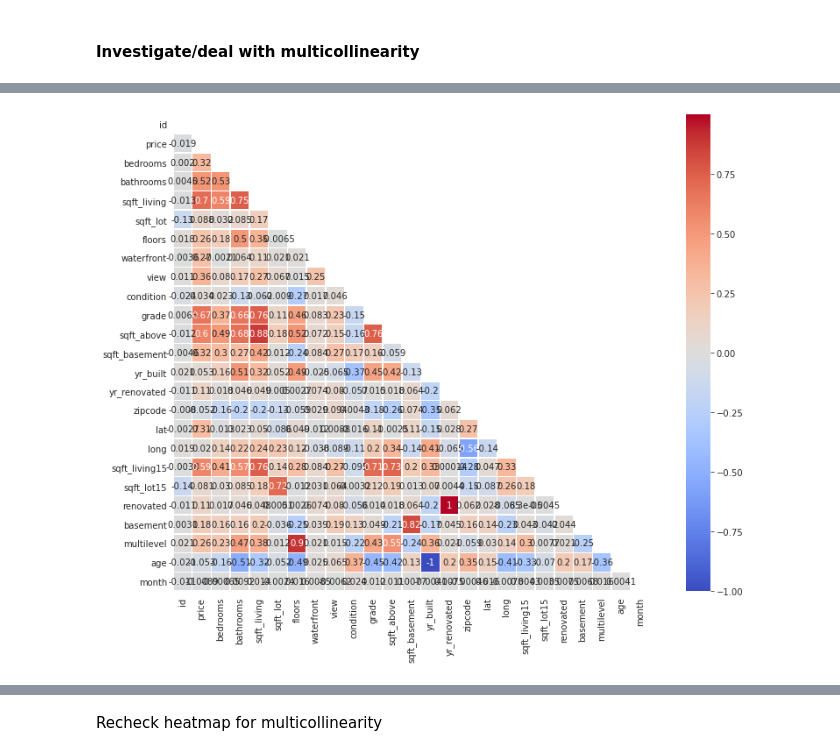
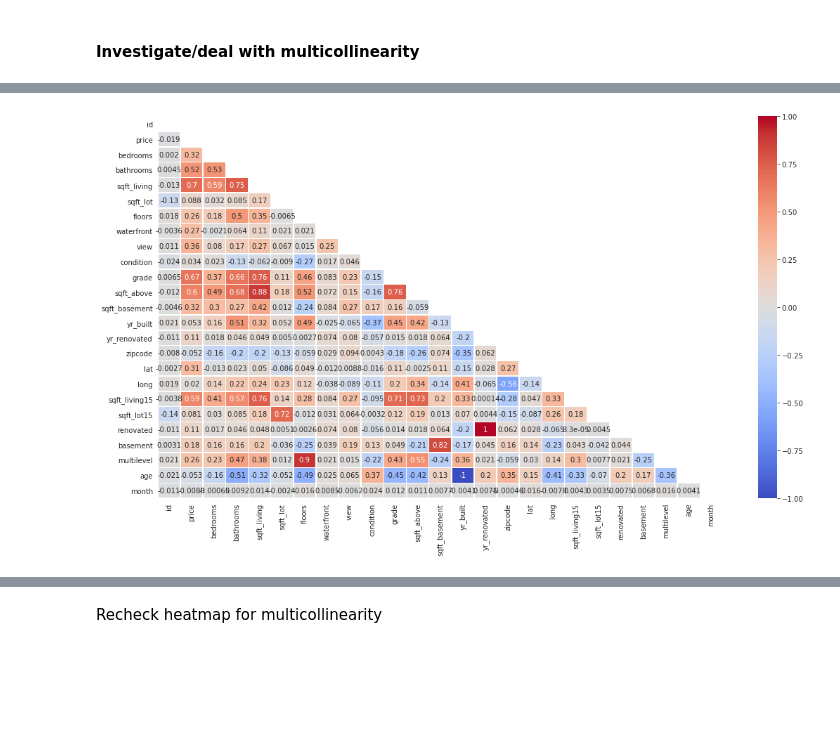
Before and after one commit to MartinReyesDS/Regression-Analysis-Project, a Jupyter notebook: Obtaining_and_cleaning_data.ipynb, the cells around one changed output, grey strips where cells are left out. Cells and saved outputs as stored; diff of their text form; code cells hidden in the pictures; blank space fills up the shorter version.

```diff
--- a/Obtaining_and_cleaning_data.ipynb
+++ b/Obtaining_and_cleaning_data.ipynb
@@ -372,6 +372,6 @@ df['view'] = df['view'].apply(lambda x: 1 if x>0 else 0)
 df['basement'] = df['sqft_basement'].apply(lambda x: 1 if x>0 else 0)
 df['multilevel'] = df['floors'].apply(lambda x: 1 if x>1 else 0)
 # Bins
-df['bedrooms_bin'] = pd.cut(df['bedrooms'], bins=[0,2,3,4,100], labels=['1-2','3','4','5_more'])
-df['bathrooms_bin'] = pd.cut(df['bathrooms'], bins=[0,1.75,2.5,100], labels=['0.5-1.75','2-2.5','2.75_more'])
+df['bedrooms_bin'] = pd.cut(df['bedrooms'], bins=[0,2,3,4,100], labels=['one_two','three','four','five_plus'])
+df['bathrooms_bin'] = pd.cut(df['bathrooms'], bins=[0,2,2.5,100], labels=['half_two','two_two_point_five','many'])
 df['grade_bin'] = pd.cut(df['grade'], bins=[0,6,7,8,100], labels=['below_average','average','good','great'])
@@ -377,0 +386,14 @@ df['grade_bin'] = pd.cut(df['grade'], bins=[0,6,7,8,100], labels=['below_average
+# %%
+df['lat_long'] = list(zip(df.lat, df.long))
+# %%
+df['quadrant'] = df['lat_long'].apply(lambda x: 'NW' if (x[0]>= 47.5) & (x[1]< -122.2)
+                                    else ('NE' if (x[0]>= 47.5) & (x[1]>= -122.2)
+                                    else ('SW' if (x[0]< 47.5) & (x[1]< -122.2) else 'SE')))
+df['nrth_sth'] = df['lat_long'].apply(lambda x: 'N' if (x[0]>= 47.5) else 'S')
+
+# ('NE' if (x[0]>= 47.5) & (x[1]>= -122.1 else 'SW'))
+# ('SW' if (x[0]< 47.5) & (x[1]< -122.1 else 'SE')
+# df['sector_NW'] = df['lat_long'].apply(lambda x: 1 if (x[0]>= 47.5) & (x[1]< -122.1) else 0) # NW
+# df['sector_NE'] = df['lat_long'].apply(lambda x: 1 if (x[0]>= 47.5) & (x[1]>= -122.1) else 0) # NE
+# df['sector_SW'] = df['lat_long'].apply(lambda x: 1 if (x[0]< 47.5) & (x[1]< -122.1) else 0) # SW
+# df['sector_SE'] = df['lat_long'].apply(lambda x: 1 if (x[0]< 47.5) & (x[1]>= -122.1) else 0) # SE
@@ -438,9 +481,9 @@ df.corr()
 # %%
 mask = np.zeros_like(df.corr())
 mask[np.triu_indices_from(mask)] = True
 with sns.axes_style("white"):
-    f, ax = plt.subplots(figsize=(15, 10))
+    f, ax = plt.subplots(figsize=(18, 10))
     ax = sns.heatmap(df.corr(), mask=mask, cmap='coolwarm',
-                     linewidths=.5, square=True, annot=True)
+                     linewidths=.5, annot=True, vmin = -1, vmax=1)
 # %% [output]
-[figure, old version]
+[figure, new version]
```
Also changed, not shown: parts of 18 cells of this notebook, 7 other files.
